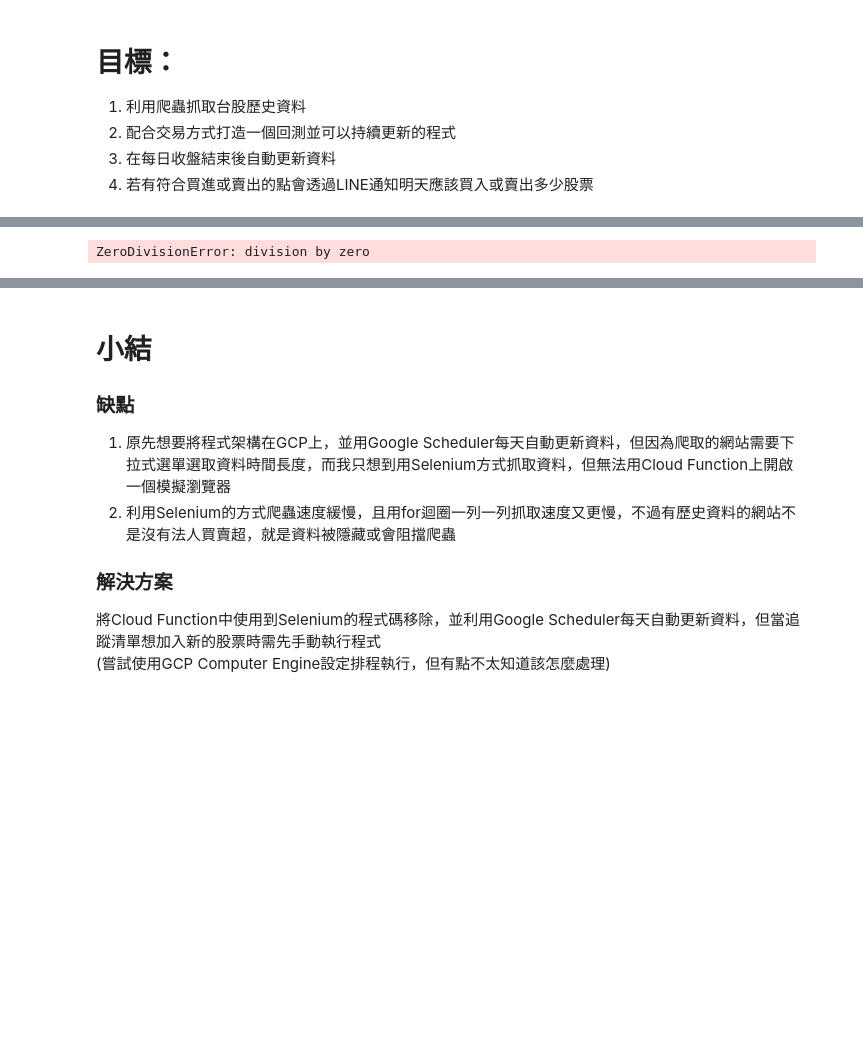
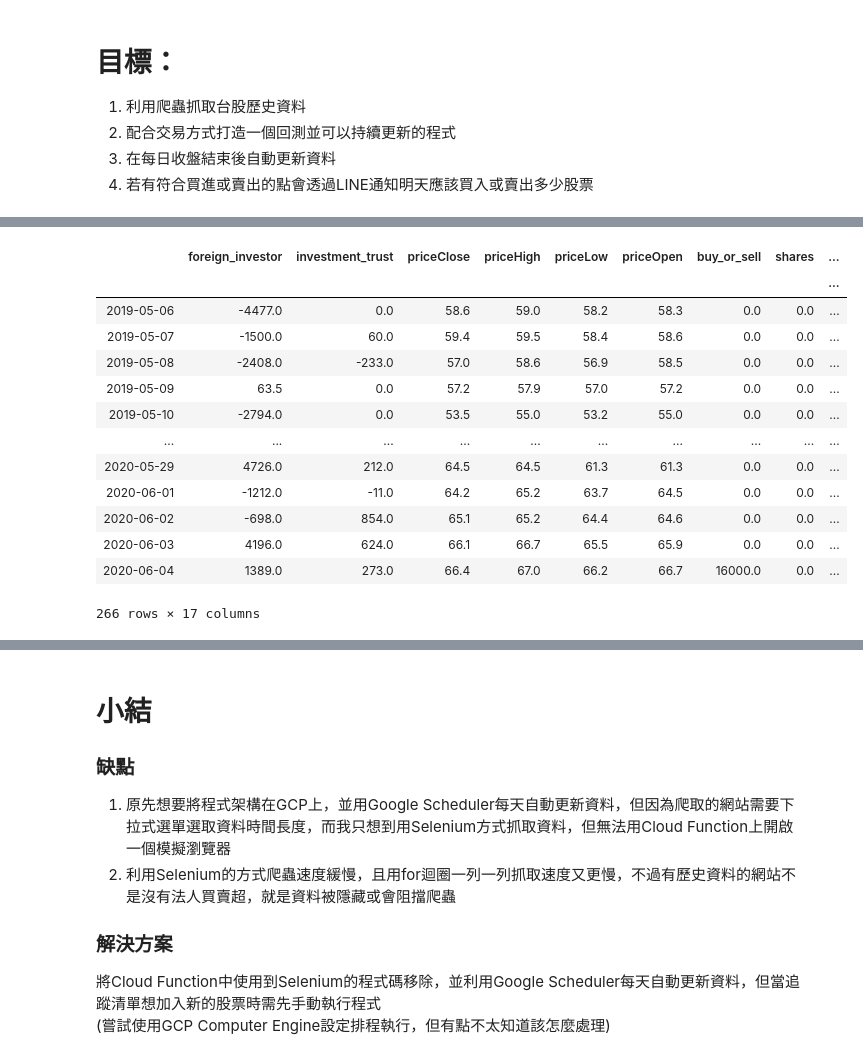
Before and after one commit to bookbnnbnn/Jupyter, a Jupyter notebook: 建立交易策略且回測/建立交易策略且回測.ipynb, the cells around one changed output, grey strips where cells are left out. Cells and saved outputs as stored; diff of their text form; code cells hidden in the pictures; blank space fills up the shorter version.

```diff
--- a/建立交易策略且回測/建立交易策略且回測.ipynb
+++ b/建立交易策略且回測/建立交易策略且回測.ipynb
@@ -227,5 +227,5 @@ def backtesting1(start = 0, end = None):
         wks.refresh()
     return result_df
 # %%
-backtesting1(-4)
+backtesting1()
 # %% [output]
@@ -249,4 +249,17 @@ backtesting1(-4)
+|  | foreign_investor | investment_trust | priceClose | priceHigh | priceLow | priceOpen | buy_or_sell | shares | ... |
+|  |  |  |  |  |  |  |  |  | ... |
+| 2019-05-06 | -4477.0 | 0.0 | 58.6 | 59.0 | 58.2 | 58.3 | 0.0 | 0.0 | ... |
+| 2019-05-07 | -1500.0 | 60.0 | 59.4 | 59.5 | 58.4 | 58.6 | 0.0 | 0.0 | ... |
+| 2019-05-08 | -2408.0 | -233.0 | 57.0 | 58.6 | 56.9 | 58.5 | 0.0 | 0.0 | ... |
+| 2019-05-09 | 63.5 | 0.0 | 57.2 | 57.9 | 57.0 | 57.2 | 0.0 | 0.0 | ... |
+| 2019-05-10 | -2794.0 | 0.0 | 53.5 | 55.0 | 53.2 | 55.0 | 0.0 | 0.0 | ... |
+| ... | ... | ... | ... | ... | ... | ... | ... | ... | ... |
+| 2020-05-29 | 4726.0 | 212.0 | 64.5 | 64.5 | 61.3 | 61.3 | 0.0 | 0.0 | ... |
+| 2020-06-01 | -1212.0 | -11.0 | 64.2 | 65.2 | 63.7 | 64.5 | 0.0 | 0.0 | ... |
+| 2020-06-02 | -698.0 | 854.0 | 65.1 | 65.2 | 64.4 | 64.6 | 0.0 | 0.0 | ... |
+| 2020-06-03 | 4196.0 | 624.0 | 66.1 | 66.7 | 65.5 | 65.9 | 0.0 | 0.0 | ... |
+| 2020-06-04 | 1389.0 | 273.0 | 66.4 | 67.0 | 66.2 | 66.7 | 16000.0 | 0.0 | ... |
-ZeroDivisionError: division by zero
+266 rows × 17 columns
 # %% [markdown]
 ![](擷取.PNG)
 # %% [markdown]
```
Also changed, not shown: parts of 2 cells of this notebook.
